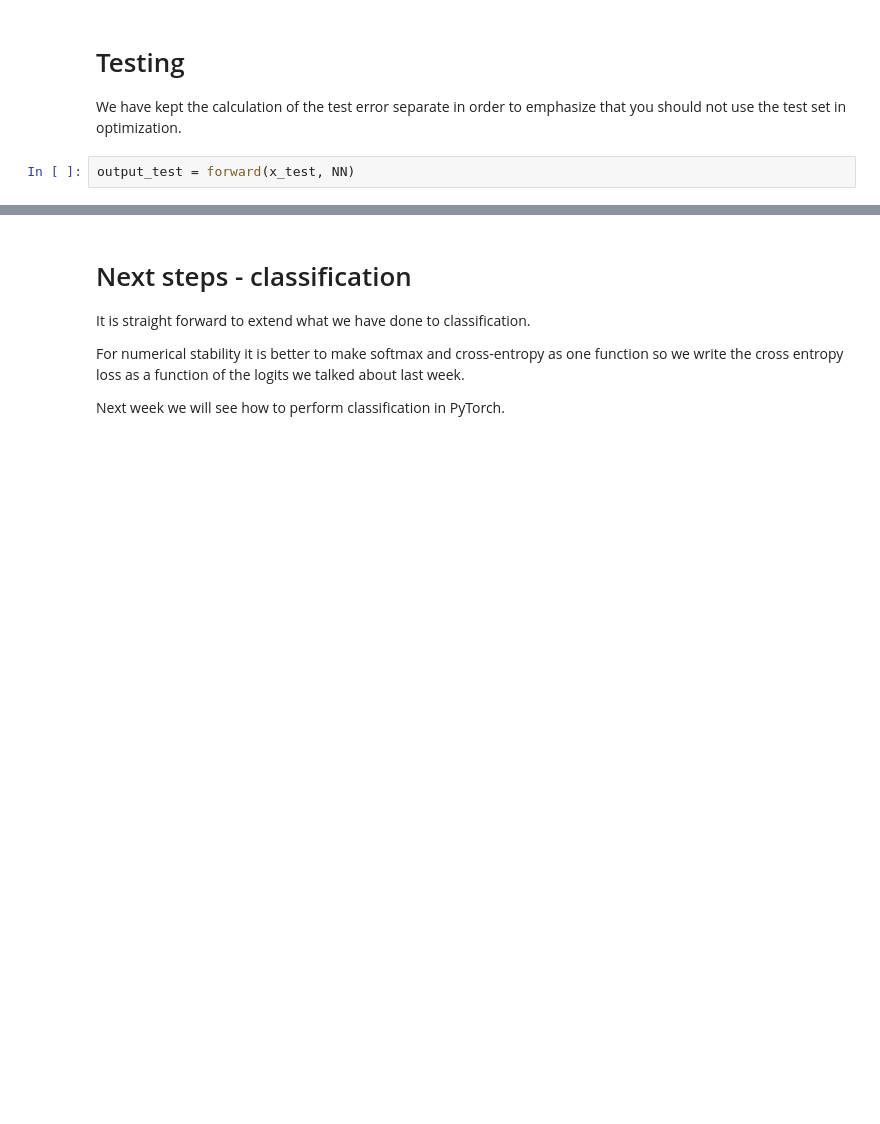
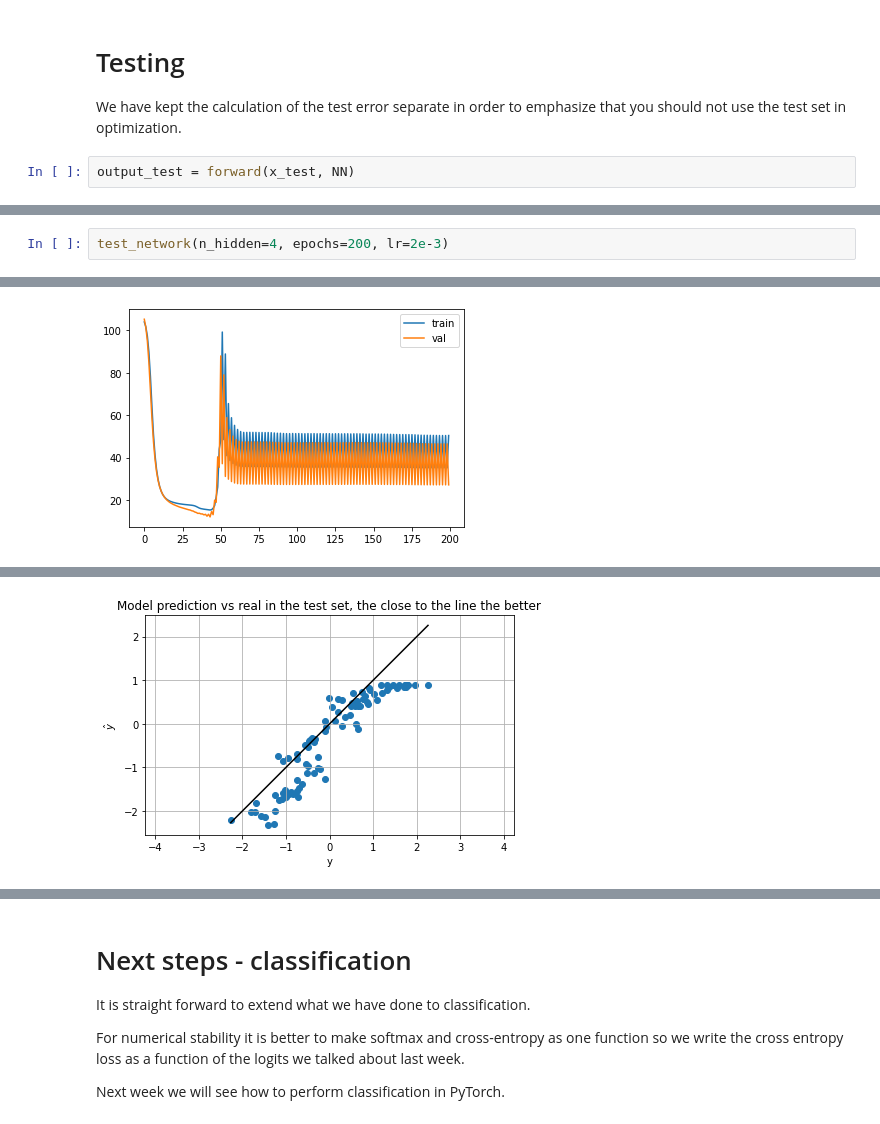
Before and after one commit to StefPetro/02456-deep-learning-with-PyTorch, a Jupyter notebook: 2_Feedforward_Python/2.1-EXE-FNN-AutoDif-Nanograd.ipynb, the cells around one changed output, grey strips where cells are left out. Cells and saved outputs as stored; diff of their text form; blank space fills up the shorter version.

```diff
--- a/2_Feedforward_Python/2.1-EXE-FNN-AutoDif-Nanograd.ipynb
+++ b/2_Feedforward_Python/2.1-EXE-FNN-AutoDif-Nanograd.ipynb
@@ -831,0 +911,3 @@ _Insert written answer here._
+# %%
+test_network(n_hidden=4, epochs=200, lr=2e-3)
+# %% [output]
@@ -831,0 +934 @@ _Insert written answer here._
+[figure, added]
@@ -831,0 +936 @@ _Insert written answer here._
+[figure, added]
```
Also changed, not shown: parts of 24 cells of this notebook.
